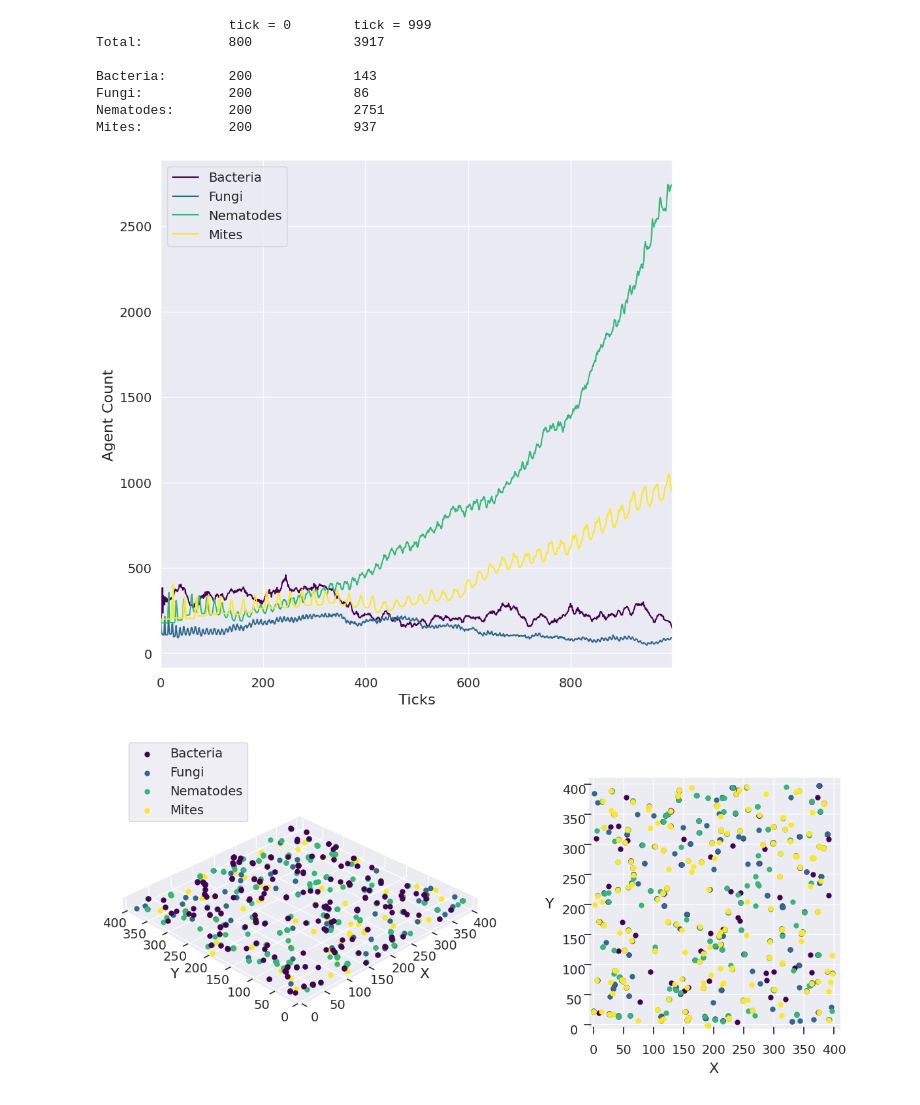
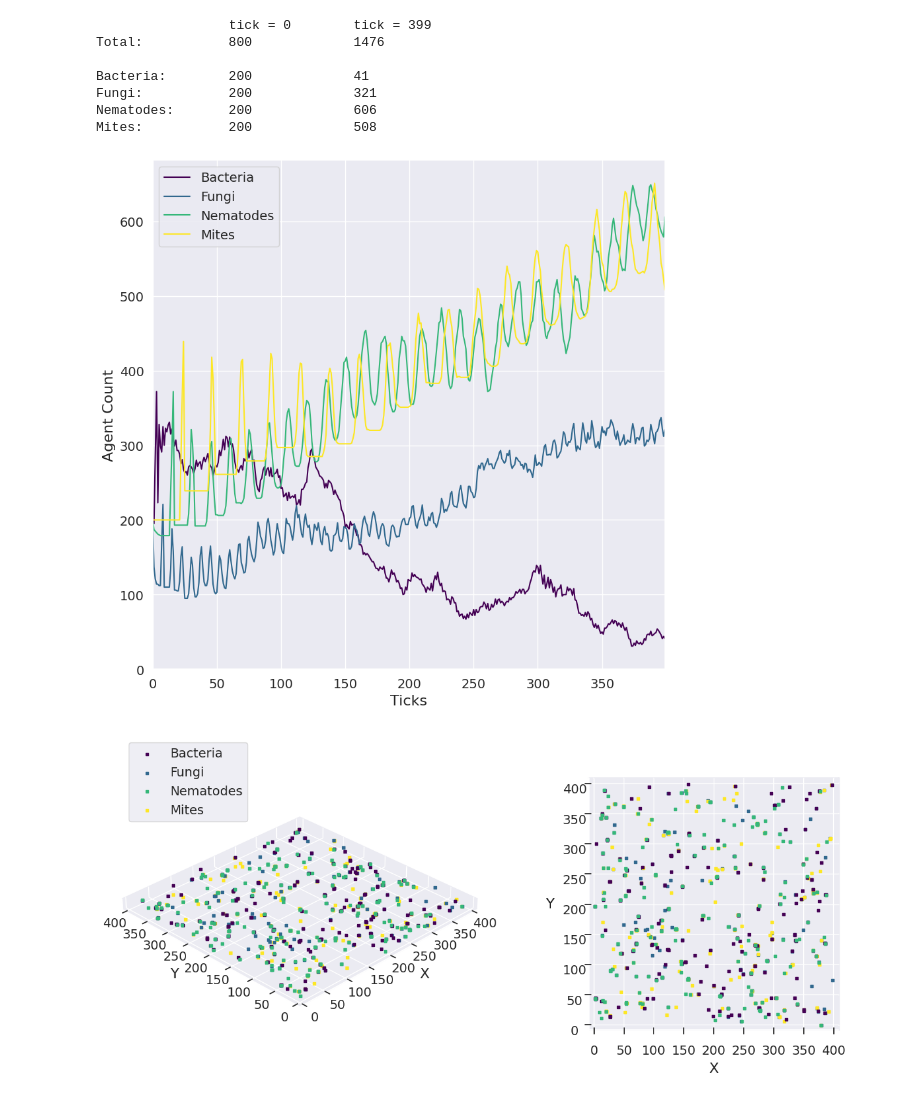
Before and after one commit to timovdk/BLOSSOM, a Jupyter notebook: packages/model/experiments/viz.ipynb, the cells around one changed output. Drawn from its saved outputs; the diff is of its cells as text; code cells hidden in the pictures.

```diff
--- a/packages/model/experiments/viz.ipynb
+++ b/packages/model/experiments/viz.ipynb
@@ -7,7 +7,7 @@ import pandas as pd
 import seaborn as sns
 sns.set_theme()
 
-filename = 'agent_log_77'
+filename = 'agent_log_65'
 vid = False
 
 x_max = 400
@@ -54,13 +54,13 @@ print('Fungi:\t\t', len(df_first[df_first["type"] == 1]), '\t\t', len(df_last[df
 print('Nematodes:\t', len(df_first[df_first["type"] == 2]), '\t\t', len(df_last[df_last["type"] == 2]))
 print('Mites:\t\t', len(df_first[df_first["type"] == 3]), '\t\t', len(df_last[df_last["type"] == 3]))
 # %% [output]
-                 tick = 0        tick = 999
-Total:           800             3917
+                 tick = 0        tick = 399
+Total:           800             1476
 
-Bacteria:        200             143
-Fungi:           200             86
-Nematodes:       200             2751
-Mites:           200             937
+Bacteria:        200             41
+Fungi:           200             321
+Nematodes:       200             606
+Mites:           200             508
 # %%
 organism_group_labels = ["Bacteria", "Fungi", "Nematodes", "Mites"]
 
@@ -81,7 +81,7 @@ ax.set_ylabel("Agent Count")
 plt.legend()
 plt.show()
 # %% [output]
-[figure, old version]
+[figure, new version]
 # %%
 fig = plt.figure(figsize=(15, 15))
 #plt.rcParams.update({'text.color': "black", 'axes.labelcolor': "black", 'xtick.color': "black", 'ytick.color': "black"})
@@ -98,8 +98,10 @@ for g in np.unique(df1["type"]):
         df1.iloc[ix]["z"],
         color=colors[g],
         label=organism_group_labels[g],
-        s=25,
-        depthshade=False
+        s=10,
+        depthshade=False,
+        marker='s',
+        alpha=1
     )
 
 ax.set_xlim(0, x_max)
@@ -127,37 +129,39 @@ df1 = df[df["tick"] == 0]
 for g in np.unique(df1["type"]):
     ix = np.where(df1["type"] == g)
     ax.scatter(
         df1.iloc[ix]["x"],
         df1.iloc[ix]["y"],
         df1.iloc[ix]["z"],
         color=colors[g],
         label=organism_group_labels[g],
-        s=25,
-        depthshade=False
-    )
+        s=10,
+        depthshade=False,
+        marker='s',
+        alpha=1
+        )
 
 ax.view_init(90,270)
 ax.set_aspect('equal')
 
 ax.set_xlim(0, x_max)
 ax.set_ylim(0, y_max)
 ax.set_zlim(0, z_max)
 
 ax.set_xlabel("X", labelpad=10)
 ax.set_ylabel("Y", labelpad=10)
 ax.set_zticks([])
 
 ax.xaxis.set_pane_color((0.92, 0.92, 0.95, 1.0))
 ax.yaxis.set_pane_color((0.92, 0.92, 0.95, 1.0))
 ax.zaxis.set_pane_color((0.92, 0.92, 0.95, 1.0))
 ax.set_facecolor("white")
 
 plt.show()
 
 
 plt.show()
 # %% [output]
-[figure, old version]
+[figure, new version]
 # %%
 import matplotlib.pyplot as plt
 import numpy as np
```
Also changed, not shown: 3 other files.
